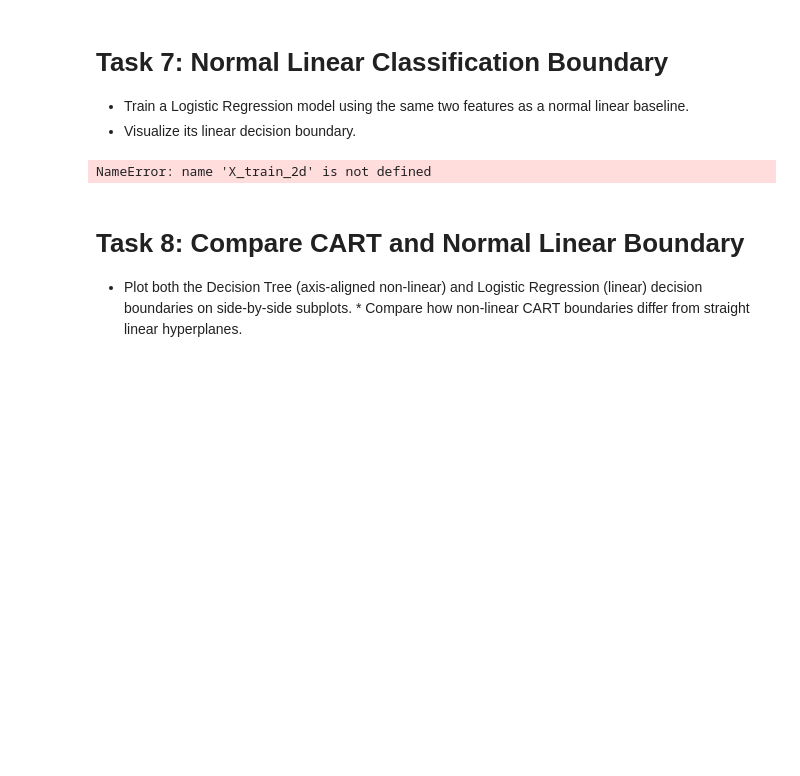
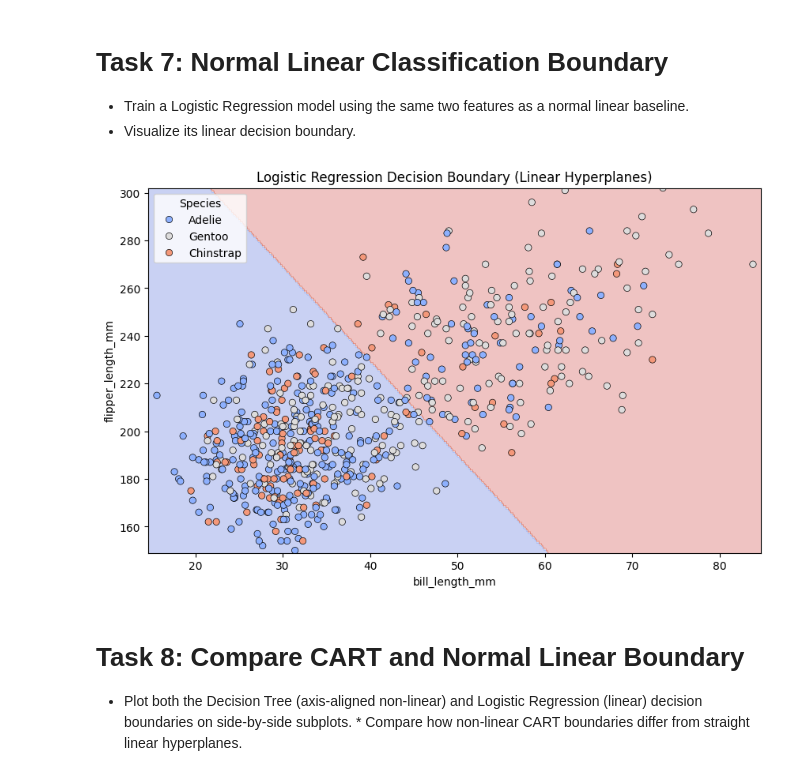
Before and after one commit to siddhisalkar2005/CSL701-CE40_Machine-Learning-Lab, a Jupyter notebook: Experiments/ML_Experiment_9.ipynb, the cells around one changed output. Saved outputs shown, nothing was run; the diff lists cells and outputs as text; code cells hidden in the pictures; blank space fills up the shorter version.

```diff
--- a/Experiments/ML_Experiment_9.ipynb
+++ b/Experiments/ML_Experiment_9.ipynb
@@ -203,17 +203,41 @@ plt.show()
 
 * Train a Logistic Regression model using the same two features as a normal linear baseline.
 * Visualize its linear decision boundary.
-# %%
-# Train Logistic Regression on 2D data
-logreg_model_2d = LogisticRegression(max_iter=1000, random_state=42)
-logreg_model_2d.fit(X_train_2d, y_train_2d)
-
-# Visualize Logistic Regression Decision Boundary
-plt.figure(figsize=(10, 6))
-plot_decision_regions(X_test_2d, y_test_2d, logreg_model_2d, "Logistic Regression Decision Boundary (Linear Hyperplanes)")
-plt.show()
-# %% [output]
-NameError: name 'X_train_2d' is not defined
+# %%
+X_2d = df_cleaned[['bill_length_mm', 'flipper_length_mm']]
+y_2d = y_encoded
+
+X_train_2d, X_test_2d, y_train_2d, y_test_2d = train_test_split(
+    X_2d, y_2d, test_size=0.2, random_state=42, stratify=y_2d
+)
+
+def plot_decision_regions(X_data, y_data, classifier, title):
+    x_min, x_max = X_data.iloc[:, 0].min() - 1, X_data.iloc[:, 0].max() + 1
+    y_min, y_max = X_data.iloc[:, 1].min() - 1, X_data.iloc[:, 1].max() + 1
+    xx, yy = np.meshgrid(np.arange(x_min, x_max, 0.1), np.arange(y_min, y_max, 1.0))
+
+    # Convert NumPy array to DataFrame with feature names to prevent Scikit-Learn warnings
+    grid_points = pd.DataFrame(np.c_[xx.ravel(), yy.ravel()], columns=X_data.columns)
+    Z = classifier.predict(grid_points)
+    Z = Z.reshape(xx.shape)
+
+    plt.contourf(xx, yy, Z, alpha=0.3, cmap=plt.cm.coolwarm)
+    sns.scatterplot(x=X_data.iloc[:, 0], y=X_data.iloc[:, 1], hue=le.inverse_transform(y_data), palette='coolwarm', edgecolor='k')
+    plt.title(title)
+    plt.xlabel(X_data.columns[0])
+    plt.ylabel(X_data.columns[1])
+    plt.legend(title='Species')
+
+# Train Logistic Regression on 2D data
+logreg_model_2d = LogisticRegression(max_iter=1000, random_state=42)
+logreg_model_2d.fit(X_train_2d, y_train_2d)
+
+# Visualize Logistic Regression Decision Boundary
+plt.figure(figsize=(10, 6))
+plot_decision_regions(X_test_2d, y_test_2d, logreg_model_2d, "Logistic Regression Decision Boundary (Linear Hyperplanes)")
+plt.show()
+# %% [output]
+[figure, added]
 # %% [markdown]
 # Task 8: Compare CART and Normal Linear Boundary
 
```
Also changed, not shown: parts of 1 cell of this notebook.
